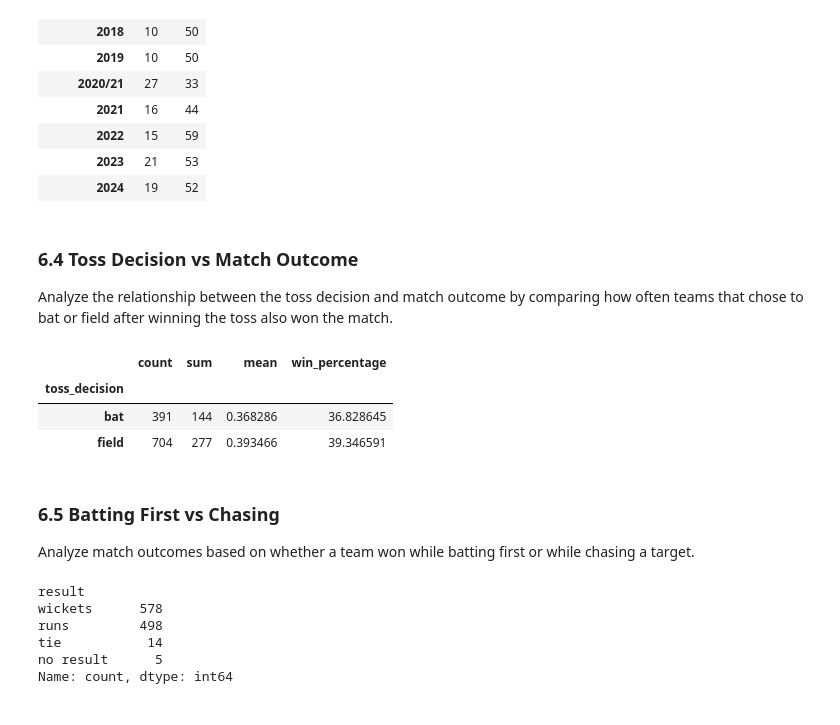
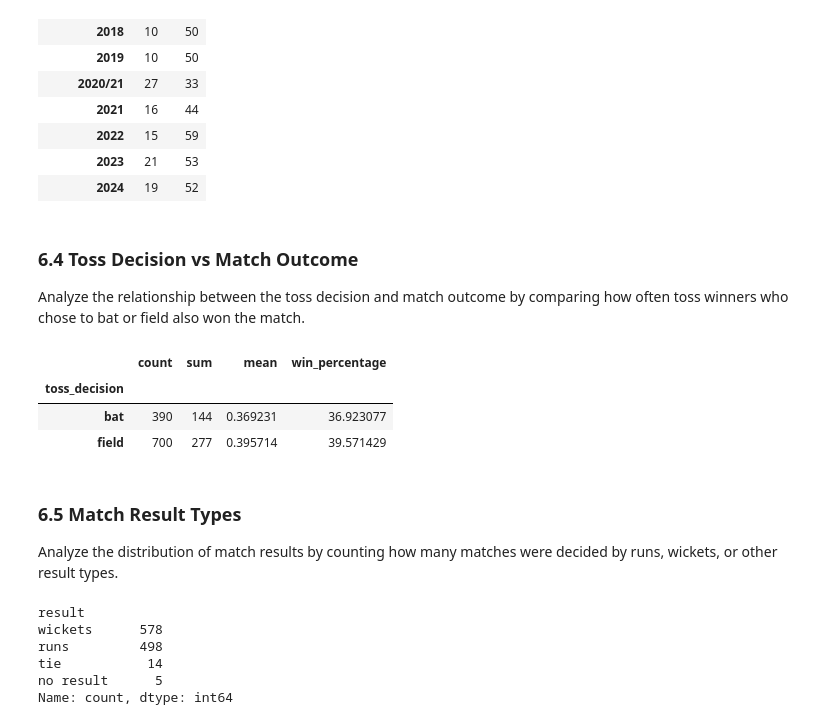
Before and after one commit to khalil-Gardiwal/ipl-data-analysis, a Jupyter notebook: notebooks/ipl-analysis.ipynb, the cells around one changed output. Saved outputs shown, nothing was run; the diff lists cells and outputs as text; code cells hidden in the pictures.

```diff
--- a/notebooks/ipl-analysis.ipynb
+++ b/notebooks/ipl-analysis.ipynb
@@ -951,27 +958,28 @@ toss_decision_by_season
 # %% [markdown]
 ### 6.4 Toss Decision vs Match Outcome
 
-Analyze the relationship between the toss decision and match outcome by comparing how often teams that chose to bat or field after winning the toss also won the match.
+Analyze the relationship between the toss decision and match outcome by comparing how often toss winners who chose to bat or field also won the match.
 # %%
 matches["toss_winner_won"] = matches["toss_winner"] == matches["winner"]
 
 toss_outcome = (
-    matches.groupby("toss_decision")["toss_winner_won"]
+    matches.dropna(subset=["winner"])
+    .groupby("toss_decision")["toss_winner_won"]
     .agg(["count", "sum", "mean"])
 )
 
 toss_outcome["win_percentage"] = toss_outcome["mean"] * 100
 
 toss_outcome
 # %% [output]
 |  | count | sum | mean | win_percentage |
 | toss_decision |  |  |  |  |
-| bat | 391 | 144 | 0.368286 | 36.828645 |
-| field | 704 | 277 | 0.393466 | 39.346591 |
+| bat | 390 | 144 | 0.369231 | 36.923077 |
+| field | 700 | 277 | 0.395714 | 39.571429 |
 # %% [markdown]
-### 6.5 Batting First vs Chasing
+### 6.5 Match Result Types
 
-Analyze match outcomes based on whether a team won while batting first or while chasing a target.
+Analyze the distribution of match results by counting how many matches were decided by runs, wickets, or other result types.
 # %%
 result_type = matches["result"].value_counts()
 
```
Also changed, not shown: parts of 76 cells of this notebook.
